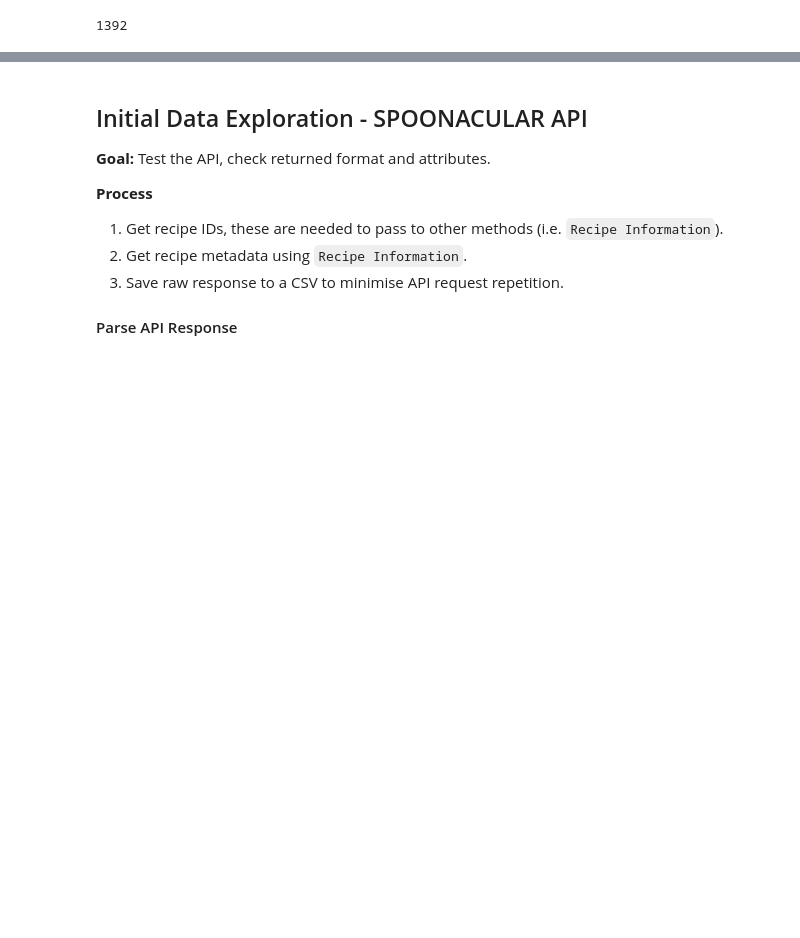
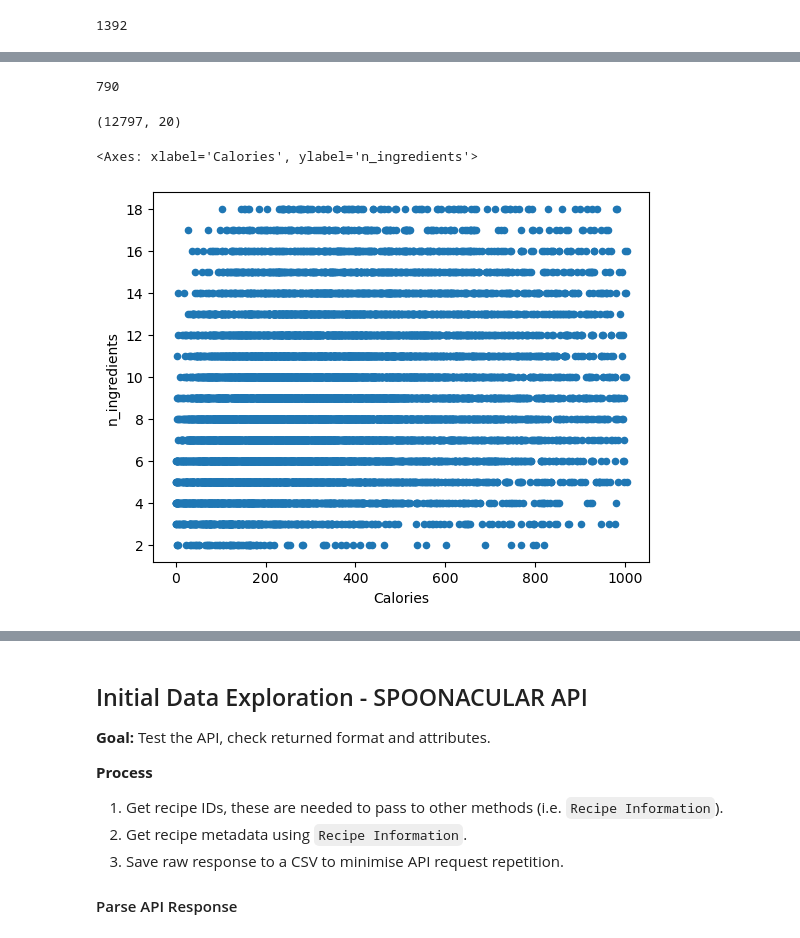
Before and after one commit to alyssahondrade/Project1, a Jupyter notebook: nutritious_recipes.ipynb, the cells around one changed output, grey strips where cells are left out. Drawn from its saved outputs; the diff is of its cells as text; code cells hidden in the pictures; blank space fills up the shorter version.

```diff
--- a/nutritious_recipes.ipynb
+++ b/nutritious_recipes.ipynb
@@ -549,0 +597,20 @@ cuisine_merged = cuisine_merged.loc[cuisine_merged['minutes'] < upper_bounds]
+# %%
+calories_min = cuisine_merged['Calories'].min()
+calories_max = cuisine_merged['Calories'].max()
+calories_mean = cuisine_merged['Calories'].mean()
+calories_median = cuisine_merged['Calories'].median()
+calories_mode = cuisine_merged['Calories'].mode()
+
+print(f'Calories min: {calories_min}')
+print(f'Calories max: {calories_max}')
+print(f'Calories mean: {calories_mean}')
+print(f'Calories median: {calories_median}')
+print(f'Calories mode: {calories_mode}')
+
+calories_lower = cuisine_merged['Calories'].quantile(0.25)
+calories_upper = cuisine_merged['Calories'].quantile(0.75)
+calories_iqr = calories_upper - calories_lower
+lower_bounds = calories_lower - (1.5*calories_iqr)
+upper_bounds = calories_upper + (1.5*calories_iqr)
+print(f'Calories lower bounds: {lower_bounds}')
+print(f'Calories upper bounds: {upper_bounds}')
@@ -549,0 +632,17 @@ cuisine_merged = cuisine_merged.loc[cuisine_merged['minutes'] < upper_bounds]
+# %%
+# Remove results with number of ingredients beyond the upper bounds
+check_calories = cuisine_merged.loc[cuisine_merged['Calories'] > upper_bounds]
+print(len(check_calories))
+
+cuisine_merged = cuisine_merged.loc[cuisine_merged['Calories'] < upper_bounds]
+# %% [output]
+790
+# %%
+cuisine_merged.shape
+# %% [output]
+(12797, 20)
+# %%
+cuisine_merged.plot(kind="scatter", x='Calories', y='n_ingredients')
+# %% [output]
+<Axes: xlabel='Calories', ylabel='n_ingredients'>
+[figure, added]
```
Also changed, not shown: parts of 13 cells of this notebook, 1 other file.
